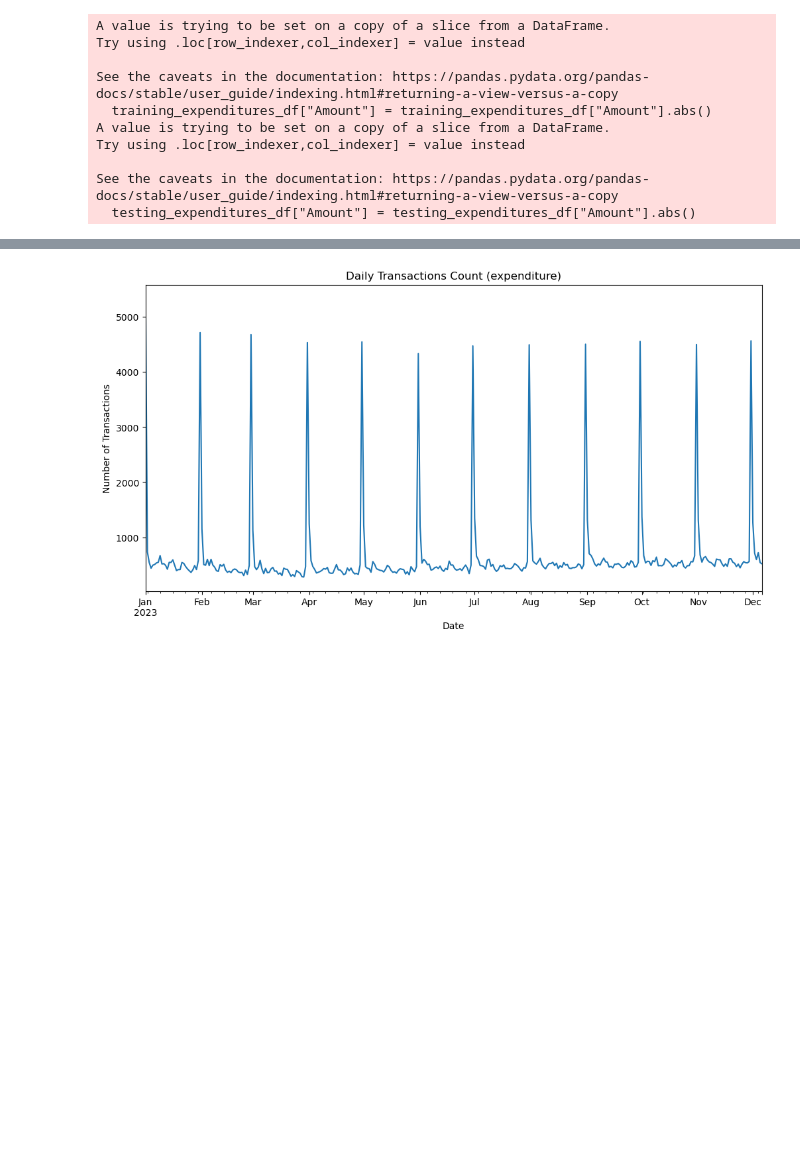
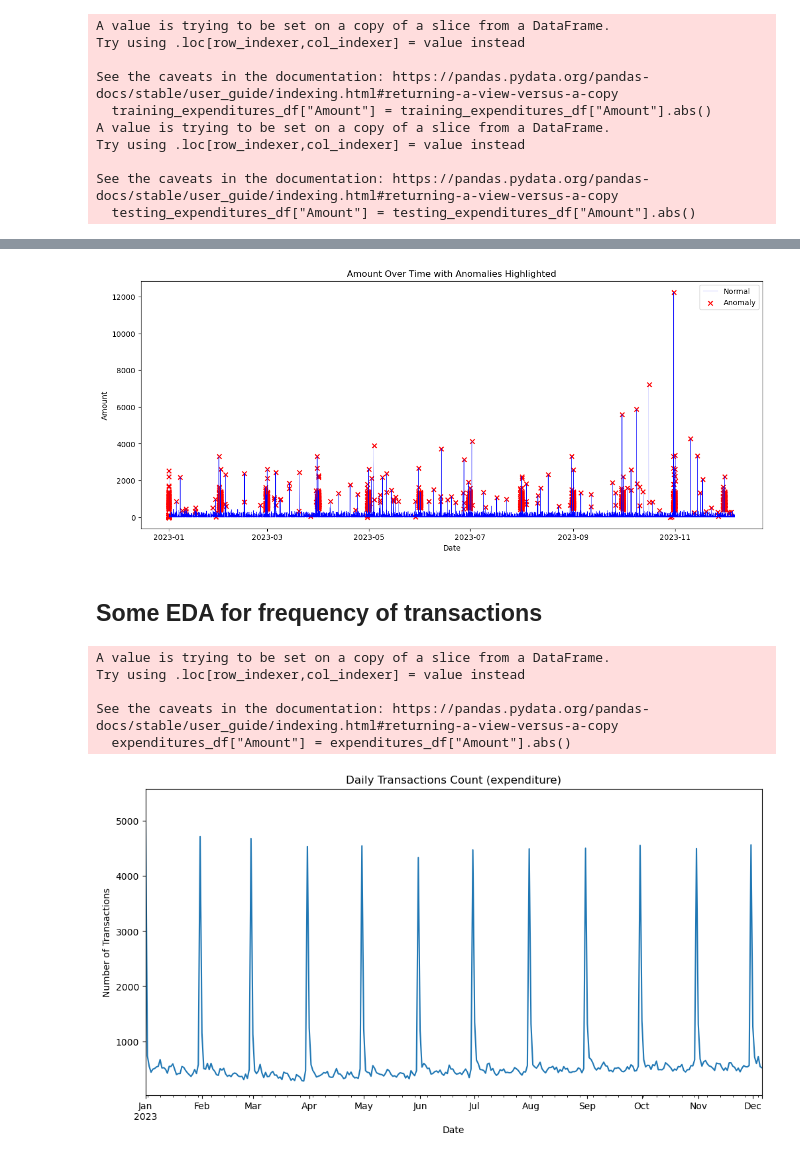
Before and after one commit to UoB-DSMP-2023-24/dsmp-2024-group27, a Jupyter notebook: AnomalyDetection/AnomalyDetection-Frequency.ipynb, the cells around one changed output, grey strips where cells are left out. Drawn from its saved outputs; the diff is of its cells as text; code cells hidden in the pictures; blank space fills up the shorter version.

```diff
--- a/AnomalyDetection/AnomalyDetection-Frequency.ipynb
+++ b/AnomalyDetection/AnomalyDetection-Frequency.ipynb
@@ -192,3 +214,57 @@ plt.show()
+# %%
+import matplotlib.pyplot as plt
+
+# Assuming patterns_train and patterns_test are your training and test dataframes
+# and 'Datetime' column exists in your patterns_test dataframe with actual datetime values.
+
+# Normalize/Standardize features
+X_train = patterns_train[['Hour', 'DayOfWeek', 'DayOfMonth', 'MonthOfYear', 'Amount']]
+X_test = patterns_test[['Hour', 'DayOfWeek', 'DayOfMonth', 'MonthOfYear', 'Amount']]
+scaler = StandardScaler()
+X_train_scaled = scaler.fit_transform(X_train)
+X_test_scaled = scaler.transform(X_test)
+
+# Train the Isolation Forest model
+model = IsolationForest(n_estimators=100, contamination=0.05)
+model.fit(X_train_scaled)
+
+# Predict anomalies
+test_preds = model.predict(X_test_scaled)
+patterns_test['anomaly'] = test_preds
+
+# Merge the predictions with the original test DataFrame
+test_data_with_preds = patterns_test.copy()
+test_data_with_preds['Date'] = pd.to_datetime(test_data_with_preds['Datetime'])
+
+# Sort by date for plotting
+test_data_with_preds.sort_values('Date', inplace=True)
+
+# Plot
+plt.figure(figsize=(15, 6))
+plt.plot(test_data_with_preds['Date'], test_data_with_preds['Amount'], label='Normal', color='blue', linestyle='-', linewidth=0.5)
+plt.scatter(test_data_with_preds.loc[test_data_with_preds['anomaly'] == -1, 'Date'],
+            test_data_with_preds.loc[test_data_with_preds['anomaly'] == -1, 'Amount'],
+            color='red', label='Anomaly', marker='x')
+plt.xlabel('Date')
+plt.ylabel('Amount')
+plt.title('Amount Over Time with Anomalies Highlighted')
+plt.legend()
+plt.show()
+# %% [output]
+[figure, added]
+# %% [markdown]
+## Some EDA for frequency of transactions
+# %%
+df_copy.set_index('Datetime', inplace=True)
+payments_df = df_copy[df_copy['Amount'] > 0]
+expenditures_df = df_copy[df_copy['Amount'] < 0]
+expenditures_df["Amount"] = expenditures_df["Amount"].abs()
+# %% [output]
+A value is trying to be set on a copy of a slice from a DataFrame.
+Try using .loc[row_indexer,col_indexer] = value instead
+
+See the caveats in the documentation: https://pandas.pydata.org/pandas-docs/stable/user_guide/indexing.html#returning-a-view-versus-a-copy
+  expenditures_df["Amount"] = expenditures_df["Amount"].abs()
 # %%
 # Sum of all daily transactions
 daily_transactions = expenditures_df.resample('D').size()
```
Also changed, not shown: parts of 22 cells of this notebook.
